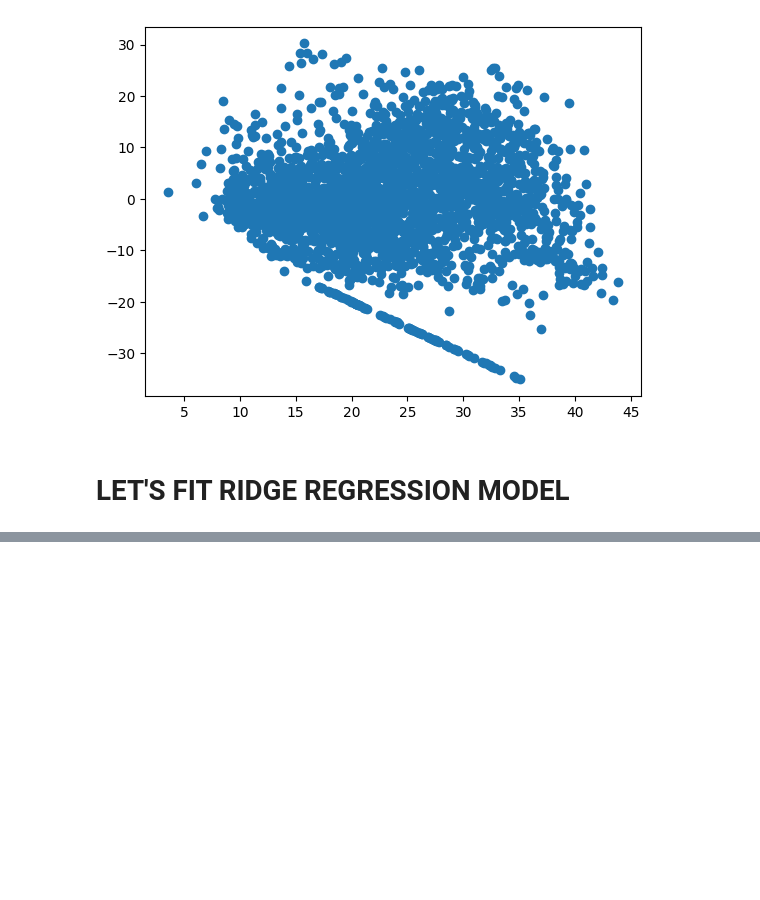
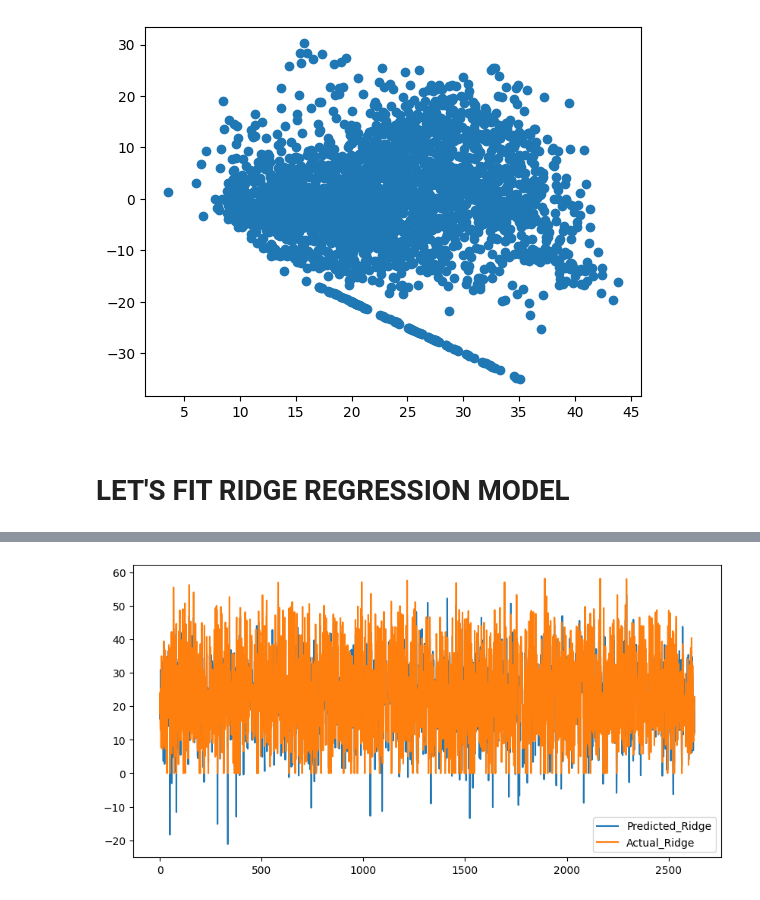
Before and after one commit to KiranKokateGitHub/Bike-Sharing-Demand-Prediction_Regression, a Jupyter notebook: Kiran_Regression.ipynb, the cells around one changed output, grey strips where cells are left out. Drawn from its saved outputs; the diff is of its cells as text; code cells hidden in the pictures; blank space fills up the shorter version.

```diff
--- a/Kiran_Regression.ipynb
+++ b/Kiran_Regression.ipynb
@@ -1162,3 +1162,9 @@ plt.scatter((Y_pred_test_Lasso_Reg),(Y_test-Y_pred_test_Lasso_Reg))
 [figure]
 # %% [markdown]
 # **LET'S FIT RIDGE REGRESSION MODEL**
+# %%
+#import the ridge model
+from sklearn.linear_model import Ridge
+Ridge= Ridge(alpha=0.1)
+# LET's FIT THE MODEL
+Ridge.fit(X_train,Y_train)
@@ -1164,0 +1184,4 @@ plt.scatter((Y_pred_test_Lasso_Reg),(Y_test-Y_pred_test_Lasso_Reg))
+# %%
+# Let's get the predicted values for X_train and X-test from the ridge model
+Y_pred_train_Ridge = Ridge.predict(X_train)
+Y_pred_test_Ridge = Ridge.predict(X_test)
@@ -1164,0 +1291,9 @@ plt.scatter((Y_pred_test_Lasso_Reg),(Y_test-Y_pred_test_Lasso_Reg))
+# %%
+# Let's Plot the figure for y_pred_test_ridge
+plt.figure(figsize=(10,5))
+plt.plot((Y_pred_test_Ridge))
+plt.plot((np.array(Y_test)))
+plt.legend(["Predicted_Ridge","Actual_Ridge"])
+plt.show()
+# %% [output]
+[figure, added]
```
Also changed, not shown: parts of 12 cells of this notebook.
